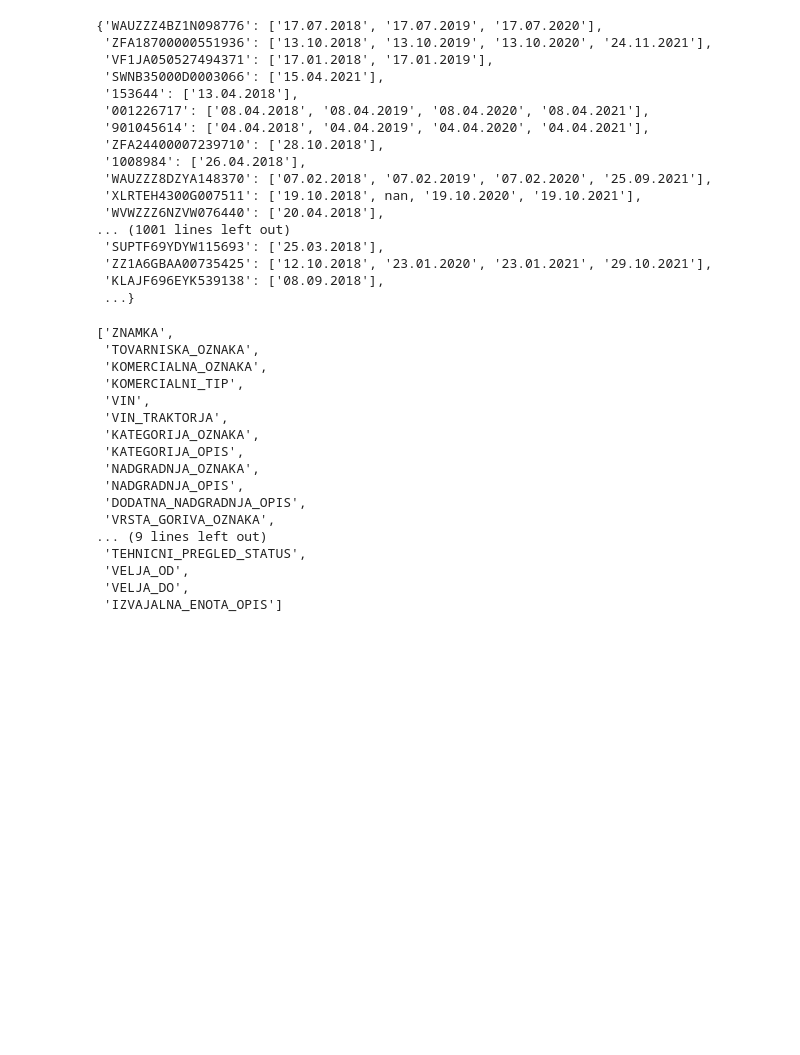
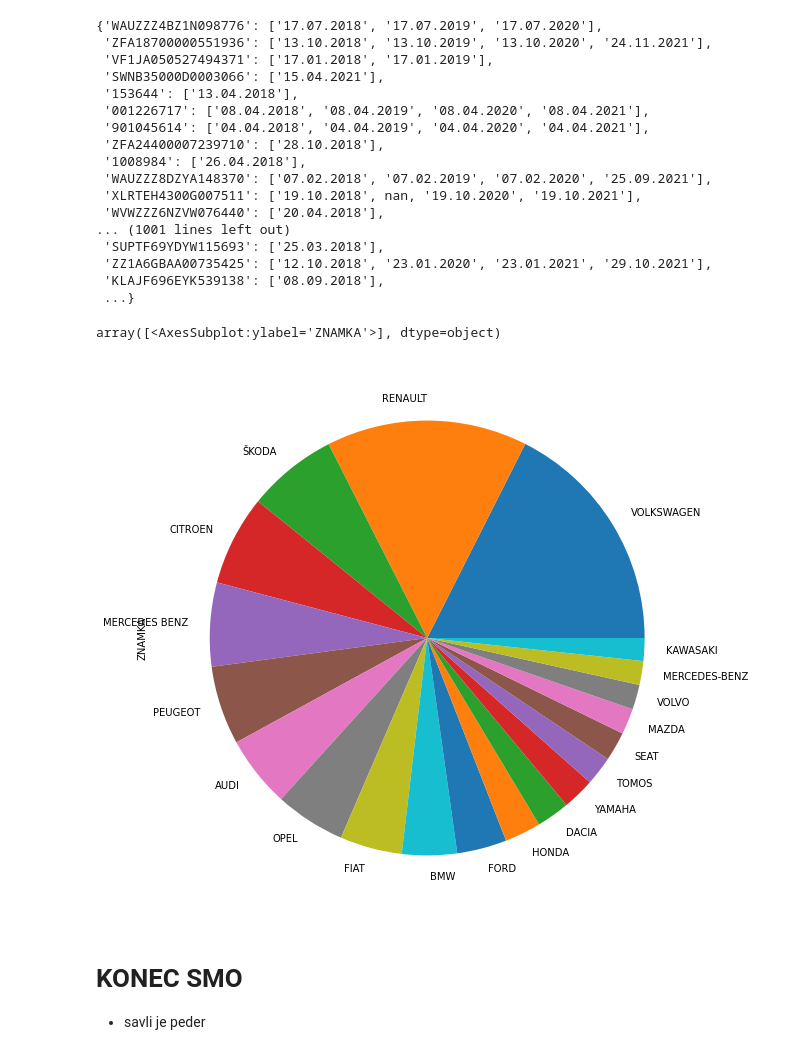
Before and after one commit to AnzeSavli/PR21aatj, a Jupyter notebook: report.ipynb, the cells around one changed output. Cells and saved outputs as stored; diff of their text form; code cells hidden in the pictures; blank space fills up the shorter version.

```diff
--- a/report.ipynb
+++ b/report.ipynb
@@ -369,23 +365,18 @@ izvozi
  'ZZ1A6GBAA00735425': ['12.10.2018', '23.01.2020', '23.01.2021', '29.10.2021'],
  'KLAJF696EYK539138': ['08.09.2018'],
  ...}
-# %%
-data["2017"][1].columns.values.tolist()
-# %% [output]
-['ZNAMKA',
- 'TOVARNISKA_OZNAKA',
- 'KOMERCIALNA_OZNAKA',
- 'KOMERCIALNI_TIP',
- 'VIN',
- 'VIN_TRAKTORJA',
- 'KATEGORIJA_OZNAKA',
- 'KATEGORIJA_OPIS',
- 'NADGRADNJA_OZNAKA',
- 'NADGRADNJA_OPIS',
- 'DODATNA_NADGRADNJA_OPIS',
- 'VRSTA_GORIVA_OZNAKA',
-... (9 lines left out)
- 'TEHNICNI_PREGLED_STATUS',
- 'VELJA_OD',
- 'VELJA_DO',
- 'IZVAJALNA_ENOTA_OPIS']
+# %%
+t2 = pd.DataFrame(izvozi.keys(),columns=["VIN"])
+
+for year in leta:
+    t2 = pd.merge(t2, data[year][1], how="left", on=["VIN"])
+
+uniqVsi2 = t2.drop_duplicates(subset=["VIN"], keep="last")
+# %%
+uniqVsi2["ZNAMKA"].value_counts(normalize=True)[:20].plot.pie(subplots=True)
+# %% [output]
+array([<AxesSubplot:ylabel='ZNAMKA'>], dtype=object)
+[figure, added]
+# %% [markdown]
+# KONEC SMO
++ savli je peder
```
Also changed, not shown: parts of 6 cells of this notebook.
